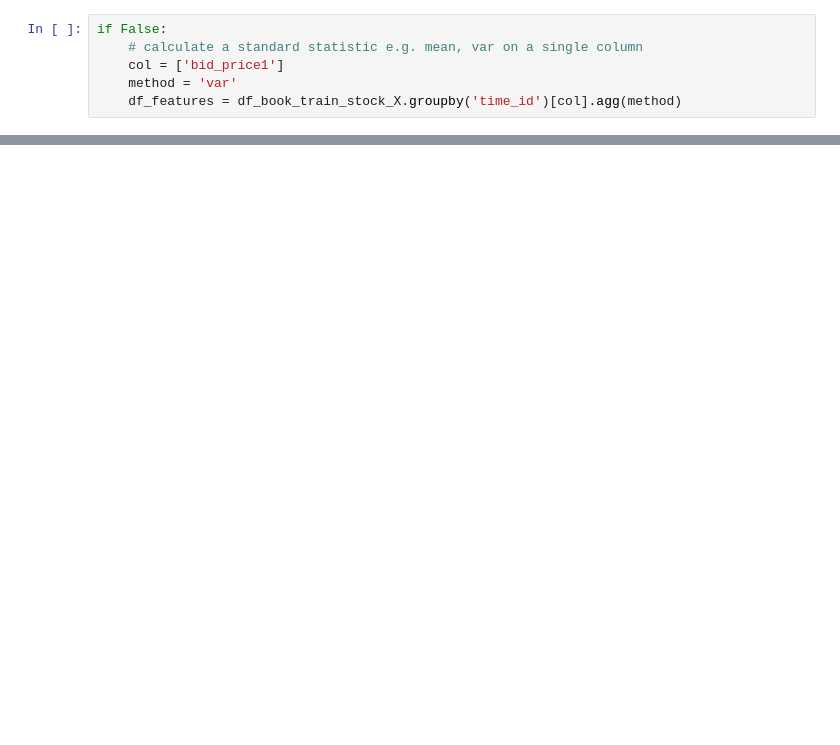
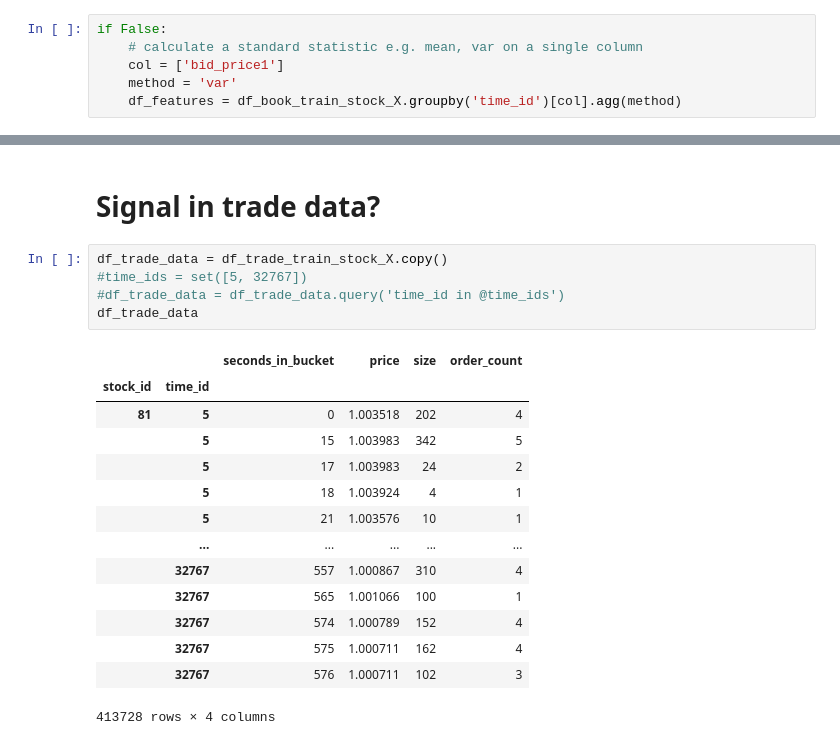
Before and after one commit to ianozsvald/kaggle_optiver_volatility, a Jupyter notebook: notebooks/202108082_investigate.ipynb, the cells around one changed output, grey strips where cells are left out. Saved outputs shown, nothing was run; the diff lists cells and outputs as text; blank space fills up the shorter version.

```diff
--- a/notebooks/202108082_investigate.ipynb
+++ b/notebooks/202108082_investigate.ipynb
@@ -398,0 +447,22 @@ set_common_mpl_styles(ax, title=f"{col} on {method} with mi {mi:0.2f}")
+# %% [markdown]
+# Signal in trade data?
+# %%
+df_trade_data = df_trade_train_stock_X.copy()
+#time_ids = set([5, 32767])
+#df_trade_data = df_trade_data.query('time_id in @time_ids')
+df_trade_data
+# %% [output]
+|  |  | seconds_in_bucket | price | size | order_count |
+| stock_id | time_id |  |  |  |  |
+| 81 | 5 | 0 | 1.003518 | 202 | 4 |
+|  | 5 | 15 | 1.003983 | 342 | 5 |
+|  | 5 | 17 | 1.003983 | 24 | 2 |
+|  | 5 | 18 | 1.003924 | 4 | 1 |
+|  | 5 | 21 | 1.003576 | 10 | 1 |
+|  | ... | ... | ... | ... | ... |
+|  | 32767 | 557 | 1.000867 | 310 | 4 |
+|  | 32767 | 565 | 1.001066 | 100 | 1 |
+|  | 32767 | 574 | 1.000789 | 152 | 4 |
+|  | 32767 | 575 | 1.000711 | 162 | 4 |
+|  | 32767 | 576 | 1.000711 | 102 | 3 |
+413728 rows × 4 columns
```
Also changed, not shown: parts of 23 cells of this notebook, 4 other files.
